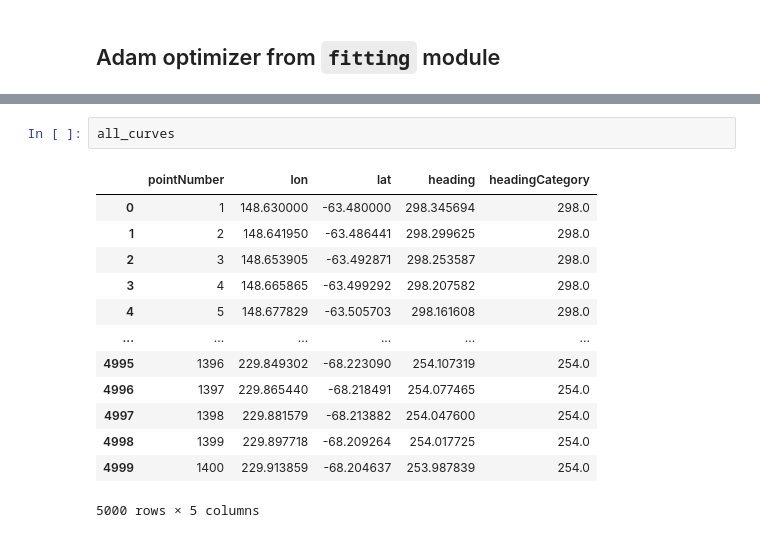
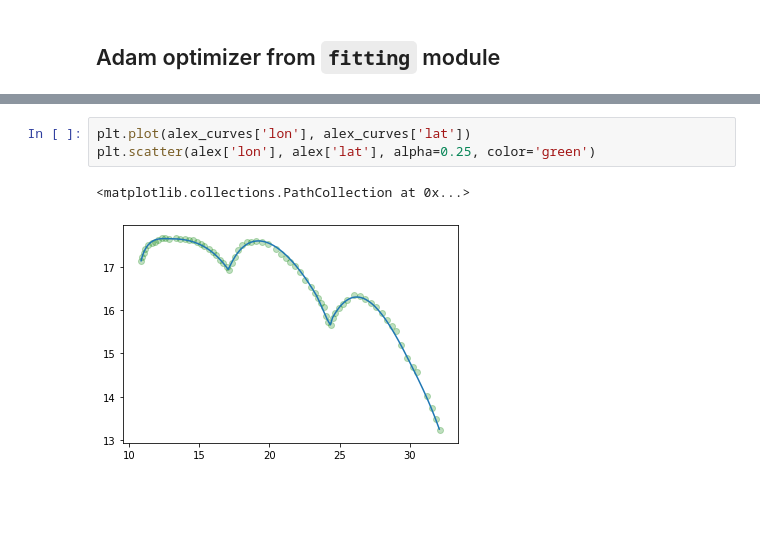
Before and after one commit to ssajous/europa-cycloids, a Jupyter notebook: src/Sample.ipynb, the cells around one changed output, grey strips where cells are left out. Saved outputs shown, nothing was run; the diff lists cells and outputs as text; blank space fills up the shorter version.

```diff
--- a/src/Sample.ipynb
+++ b/src/Sample.ipynb
@@ -1688,19 +1705,9 @@ for index, arc in enumerate(arcs):
-# %%
-all_curves
-# %% [output]
-|  | pointNumber | lon | lat | heading | headingCategory |
-| 0 | 1 | 148.630000 | -63.480000 | 298.345694 | 298.0 |
-| 1 | 2 | 148.641950 | -63.486441 | 298.299625 | 298.0 |
-| 2 | 3 | 148.653905 | -63.492871 | 298.253587 | 298.0 |
-| 3 | 4 | 148.665865 | -63.499292 | 298.207582 | 298.0 |
-| 4 | 5 | 148.677829 | -63.505703 | 298.161608 | 298.0 |
-| ... | ... | ... | ... | ... | ... |
-| 4995 | 1396 | 229.849302 | -68.223090 | 254.107319 | 254.0 |
-| 4996 | 1397 | 229.865440 | -68.218491 | 254.077465 | 254.0 |
-| 4997 | 1398 | 229.881579 | -68.213882 | 254.047600 | 254.0 |
-| 4998 | 1399 | 229.897718 | -68.209264 | 254.017725 | 254.0 |
-| 4999 | 1400 | 229.913859 | -68.204637 | 253.987839 | 254.0 |
-5000 rows × 5 columns
+# %%
+plt.plot(alex_curves['lon'], alex_curves['lat'])
+plt.scatter(alex['lon'], alex['lat'], alpha=0.25, color='green')
+# %% [output]
+<matplotlib.collections.PathCollection at 0x...>
+[figure, added]
 # %%
 import fitting
 
```
Also changed, not shown: parts of 20 cells of this notebook, 2 other files.
